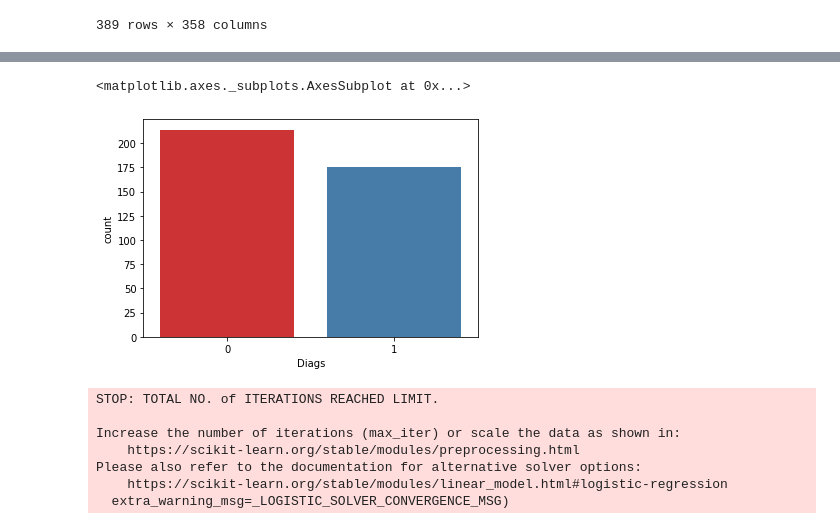
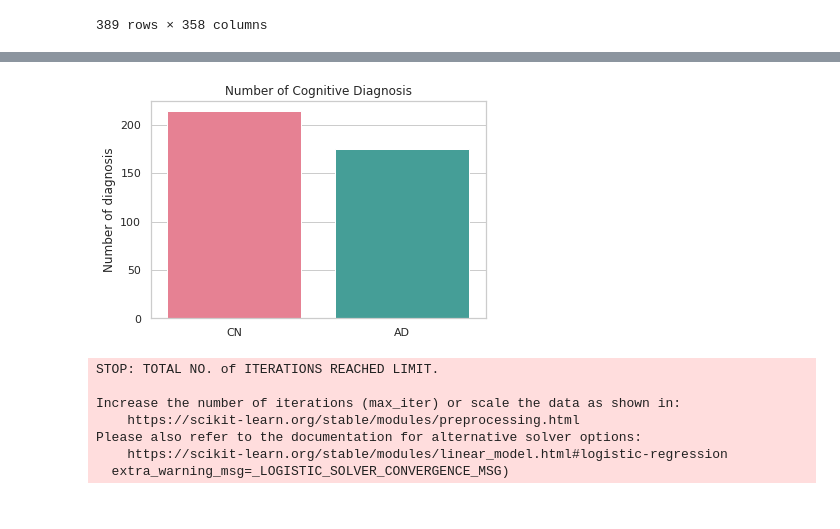
Before and after one commit to julianafalves/ic, a Jupyter notebook: Códigos/Treinamentos/RegressãoLogistica.ipynb, the cells around one changed output, grey strips where cells are left out. Saved outputs shown, nothing was run; the diff lists cells and outputs as text; code cells hidden in the pictures.

```diff
--- a/Códigos/Treinamentos/RegressãoLogistica.ipynb
+++ b/Códigos/Treinamentos/RegressãoLogistica.ipynb
@@ -403,11 +412,17 @@ X_train2.head(3)
 3 rows × 357 columns
 # %%
 y_train2 = y_train2.astype('int')
-# %%
-sns.countplot(x='Diags',data=df3,palette='Set1')
-# %% [output]
-<matplotlib.axes._subplots.AxesSubplot at 0x...>
-[figure, removed]
+# %%
+sns.set(style='whitegrid')
+sns.countplot(x='Diags',data=df3,palette='husl')
+plt.xticks(ticks = [0,1],labels=['CN','AD'])
+plt.yticks( [x for x in range(0,201,50)] )
+plt.xlabel('')
+plt.ylabel('Number of diagnosis')
+plt.title('Number of Cognitive Diagnosis')
+plt.show()
+# %% [output]
+[figure, added]
 # %%
 lm = LogisticRegression()
 lm.fit(X_train2,y_train2)
```
Also changed, not shown: parts of 25 cells of this notebook.
